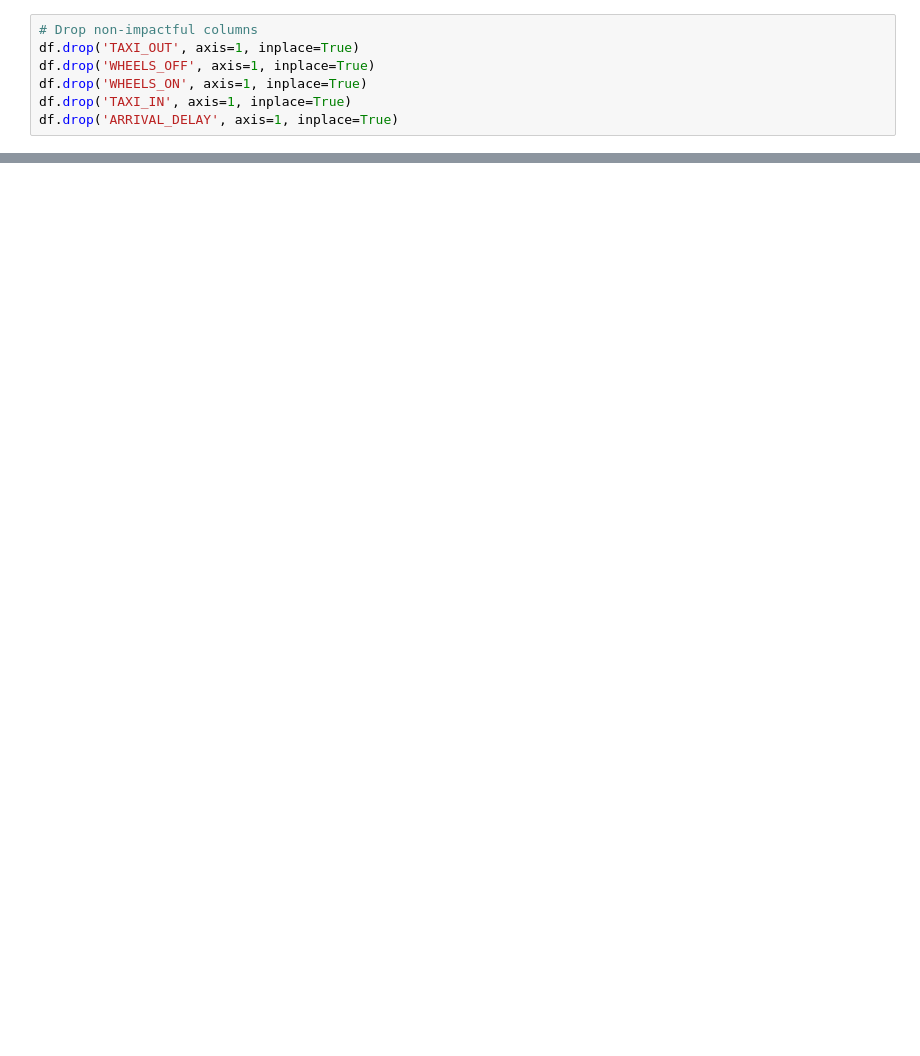
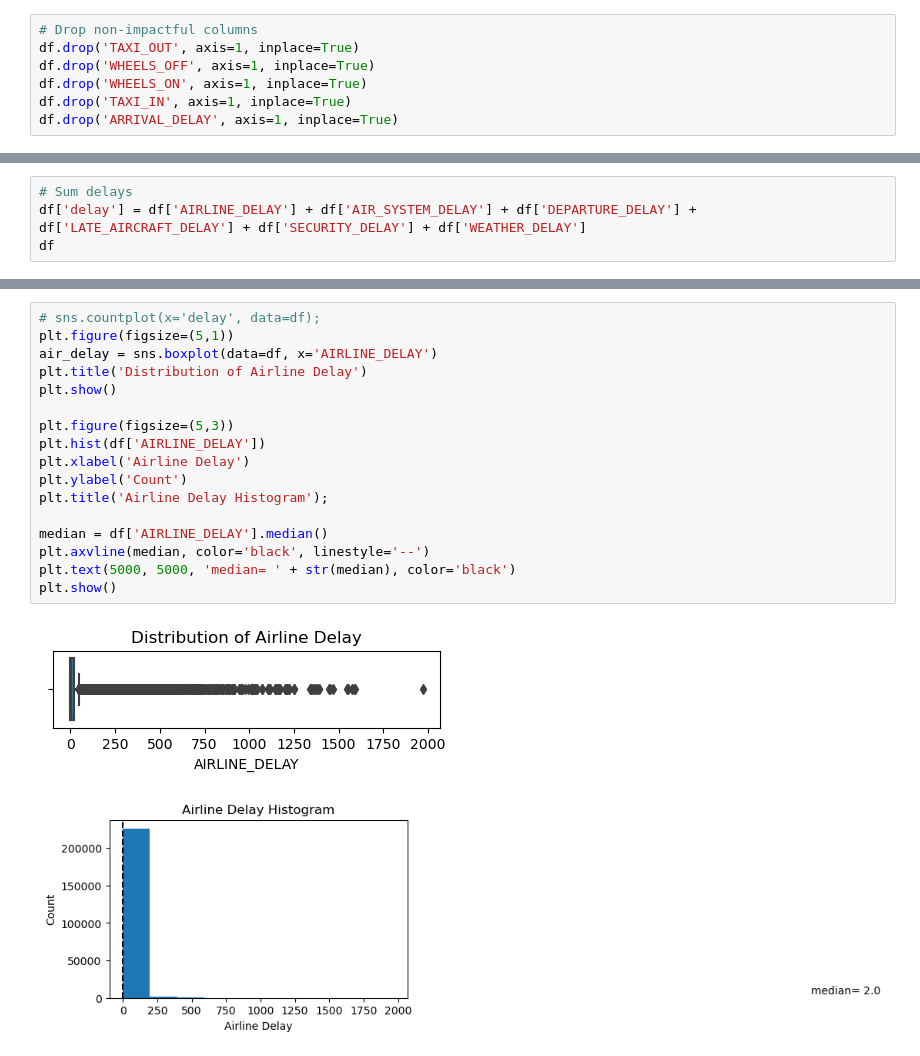
Before and after one commit to chemutai254/ML_Projects, a Jupyter notebook: Flight_Delay_Prediction/Flight_Delay_Prediction.ipynb, the cells around one changed output, grey strips where cells are left out. Saved outputs shown, nothing was run; the diff lists cells and outputs as text; blank space fills up the shorter version.

```diff
--- a/Flight_Delay_Prediction/Flight_Delay_Prediction.ipynb
+++ b/Flight_Delay_Prediction/Flight_Delay_Prediction.ipynb
@@ -192,0 +170,4 @@ Index(['YEAR', 'MONTH', 'DAY', 'DAY_OF_WEEK', 'AIRLINE', 'FLIGHT_NUMBER',
+# %%
+# Sum delays
+df['delay'] = df['AIRLINE_DELAY'] + df['AIR_SYSTEM_DELAY'] + df['DEPARTURE_DELAY'] + df['LATE_AIRCRAFT_DELAY'] + df['SECURITY_DELAY'] + df['WEATHER_DELAY']
+df
@@ -192,0 +188,20 @@ Index(['YEAR', 'MONTH', 'DAY', 'DAY_OF_WEEK', 'AIRLINE', 'FLIGHT_NUMBER',
+# %%
+# sns.countplot(x='delay', data=df);
+plt.figure(figsize=(5,1))
+air_delay = sns.boxplot(data=df, x='AIRLINE_DELAY')
+plt.title('Distribution of Airline Delay')
+plt.show()
+
+plt.figure(figsize=(5,3))
+plt.hist(df['AIRLINE_DELAY'])
+plt.xlabel('Airline Delay')
+plt.ylabel('Count')
+plt.title('Airline Delay Histogram');
+
+median = df['AIRLINE_DELAY'].median()
+plt.axvline(median, color='black', linestyle='--')
+plt.text(5000, 5000, 'median= ' + str(median), color='black')
+plt.show()
+# %% [output]
+[figure, added]
+[figure, added]
```
Also changed, not shown: parts of 8 cells of this notebook, 2 other files.
